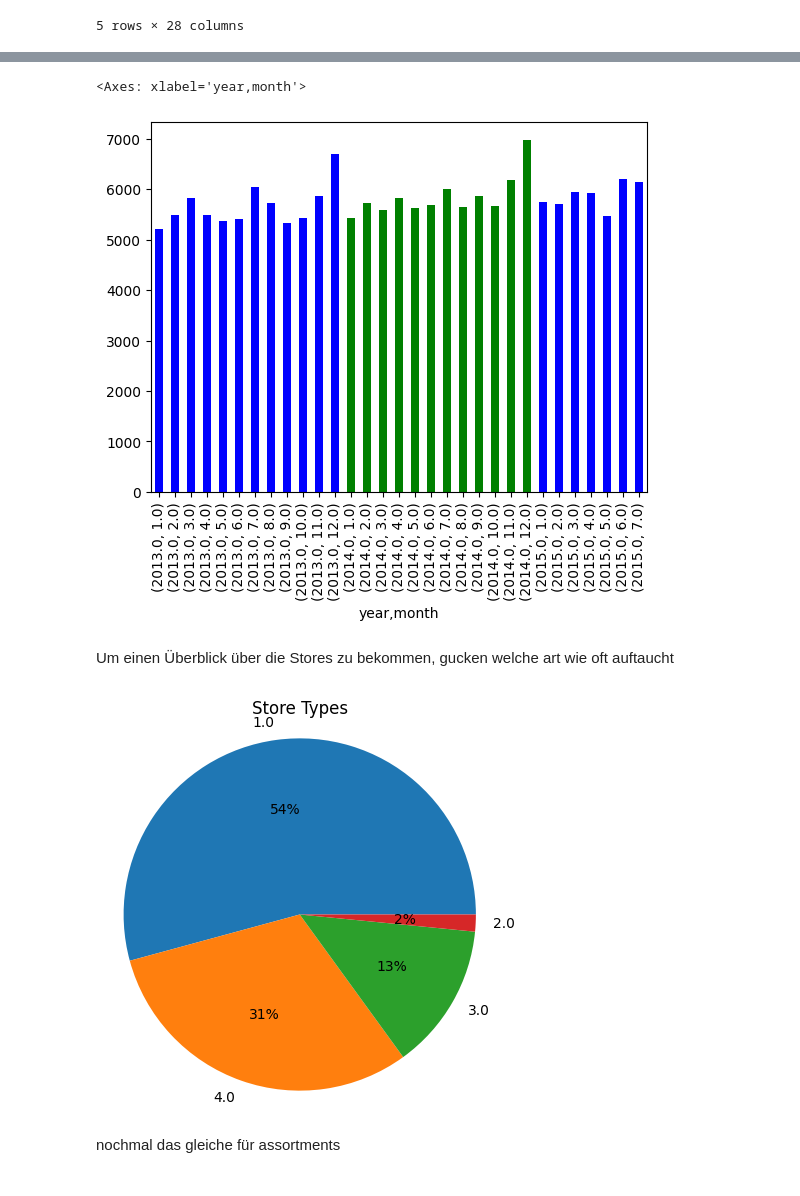
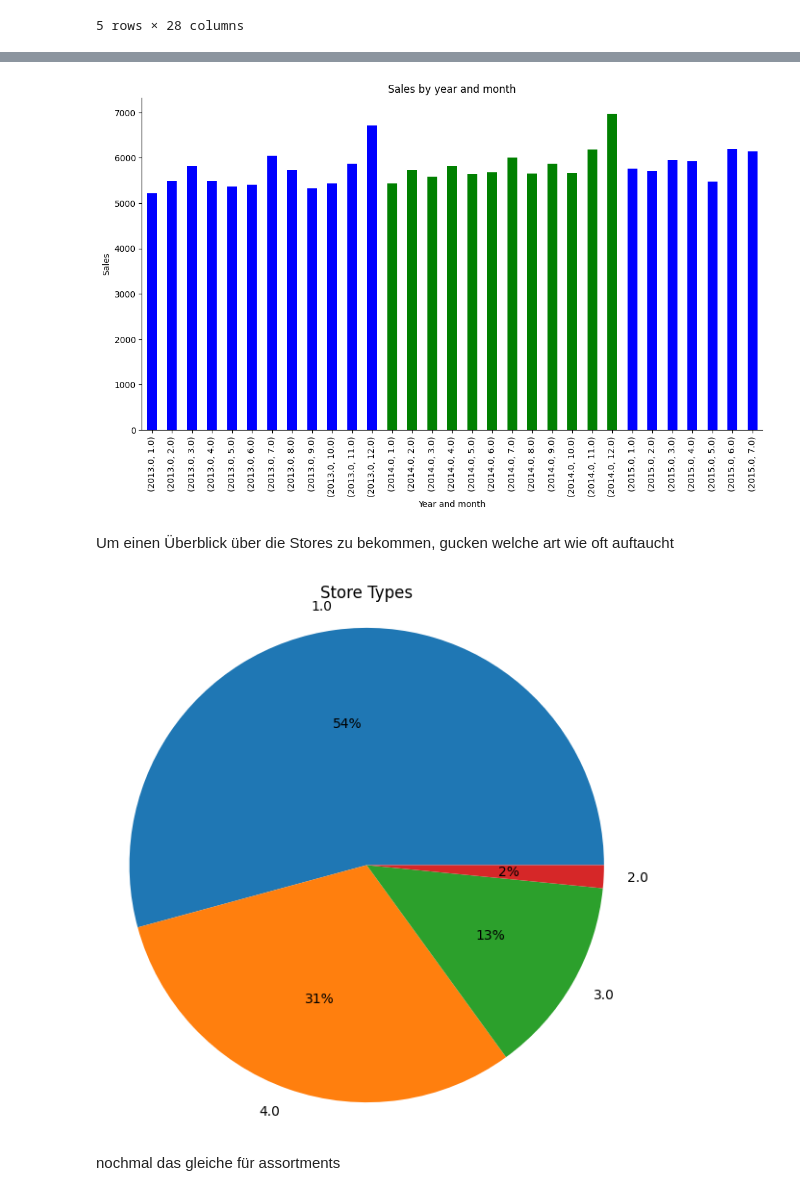
Before and after one commit to Bratpfannengamer/Rossmann, a Jupyter notebook: notebook.ipynb, the cells around one changed output, grey strips where cells are left out. Drawn from its saved outputs; the diff is of its cells as text; code cells hidden in the pictures.

```diff
--- a/notebook.ipynb
+++ b/notebook.ipynb
@@ -329,21 +329,28 @@ plt.show()
 # %%
 # plot sales by year and month as bar chart
-colors = {2013: 'r', 2014: 'b', 2015: 'g'}
+colors = {2013: 'r', 2014: 'b', 2015: 'y'}
 df_train_store.groupby(['year','month'])['sales'].mean().plot(kind='bar', color=['b' if i<12 else 'g' for i in range(0,24)])
+
+plt.gcf().set_size_inches(13, 7)
+plt.title('Sales by year and month')
+plt.xlabel('Year and month')
+plt.ylabel('Sales')
+plt.gca().spines['top'].set_visible(False)
+plt.gca().spines['right'].set_visible(False)
+plt.show()
 # %% [output]
-<Axes: xlabel='year,month'>
-[figure, old version]
+[figure, new version]
 # %% [markdown]
 Um einen Überblick über die Stores zu bekommen, gucken welche art wie oft auftaucht
 # %%
 #make a pie chart of the different store types
-df_train_store['storetype'].value_counts().plot(kind='pie', autopct='%1.0f%%', figsize=(5,5))
+df_train_store['storetype'].value_counts().plot(kind='pie', autopct='%1.0f%%', figsize=(7,7))
 plt.axis('equal')
 plt.title('Store Types')
 plt.ylabel('')
 plt.show()
 # %% [output]
-[figure, old version]
+[figure, new version]
 # %% [markdown]
  nochmal das gleiche für assortments
 # %%
```
Also changed, not shown: parts of 18 cells of this notebook.
